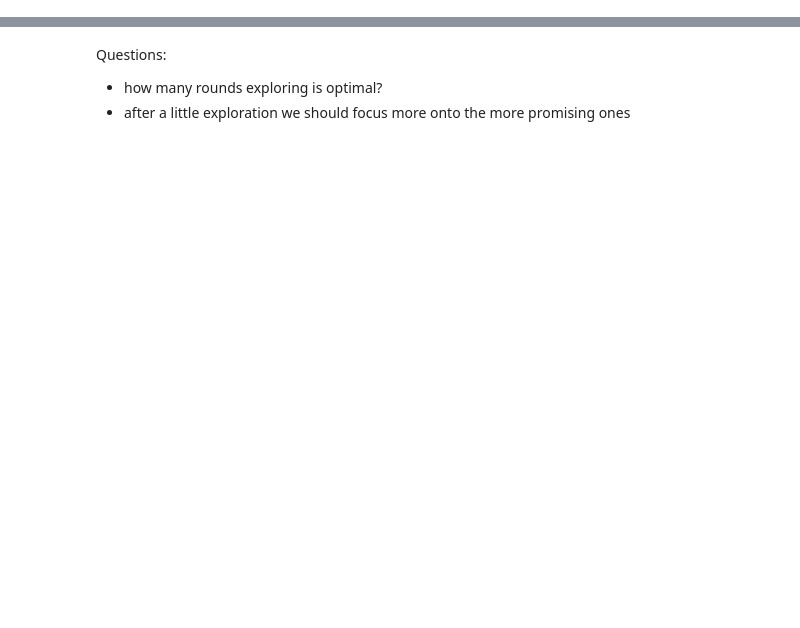
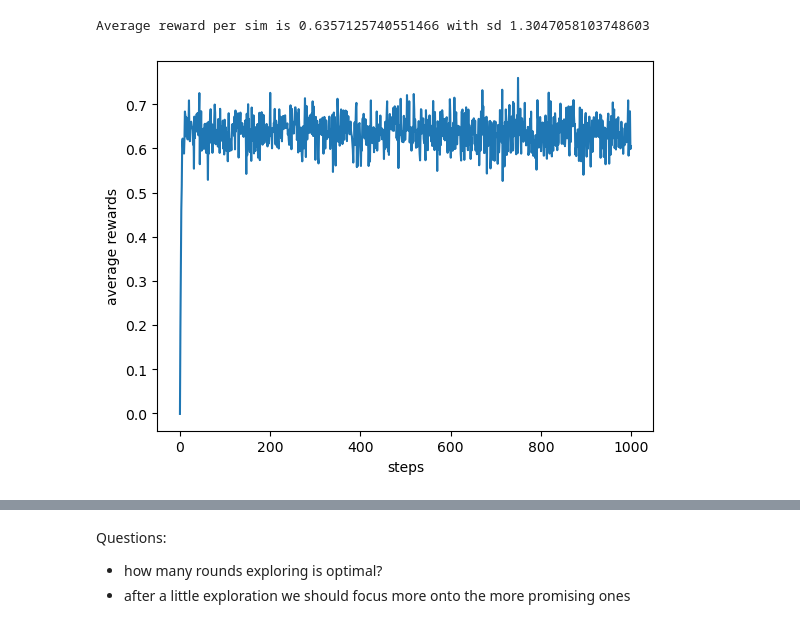
Before and after one commit to jjakubassa/RL_fss2023, a Jupyter notebook: exercise01/multi bandit.ipynb, the cells around one changed output, grey strips where cells are left out. Cells and saved outputs as stored; diff of their text form; code cells hidden in the pictures; blank space fills up the shorter version.

```diff
--- a/exercise01/multi bandit.ipynb
+++ b/exercise01/multi bandit.ipynb
@@ -112,0 +173,6 @@ KeyboardInterrupt:
+# %%
+bg.run_n_sims(bg.epsilon_greedy, 1000, 1000, False, [0.1])
+bg.plot_average_rewards()
+# %% [output]
+Average reward per sim is 0.6357125740551466 with sd 1.3047058103748603
+[figure, added]
```
Also changed, not shown: parts of 20 cells of this notebook, 3 other files.
